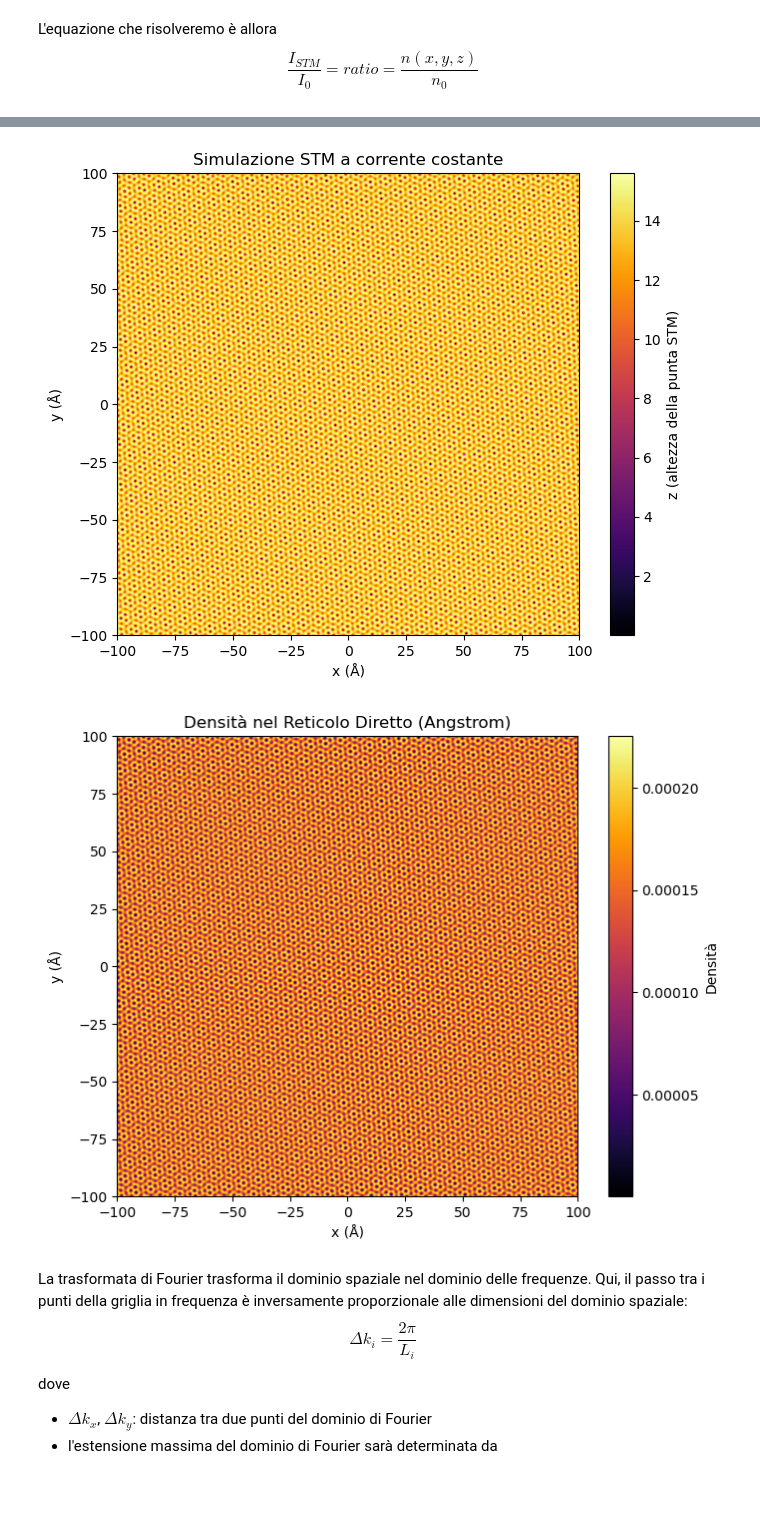
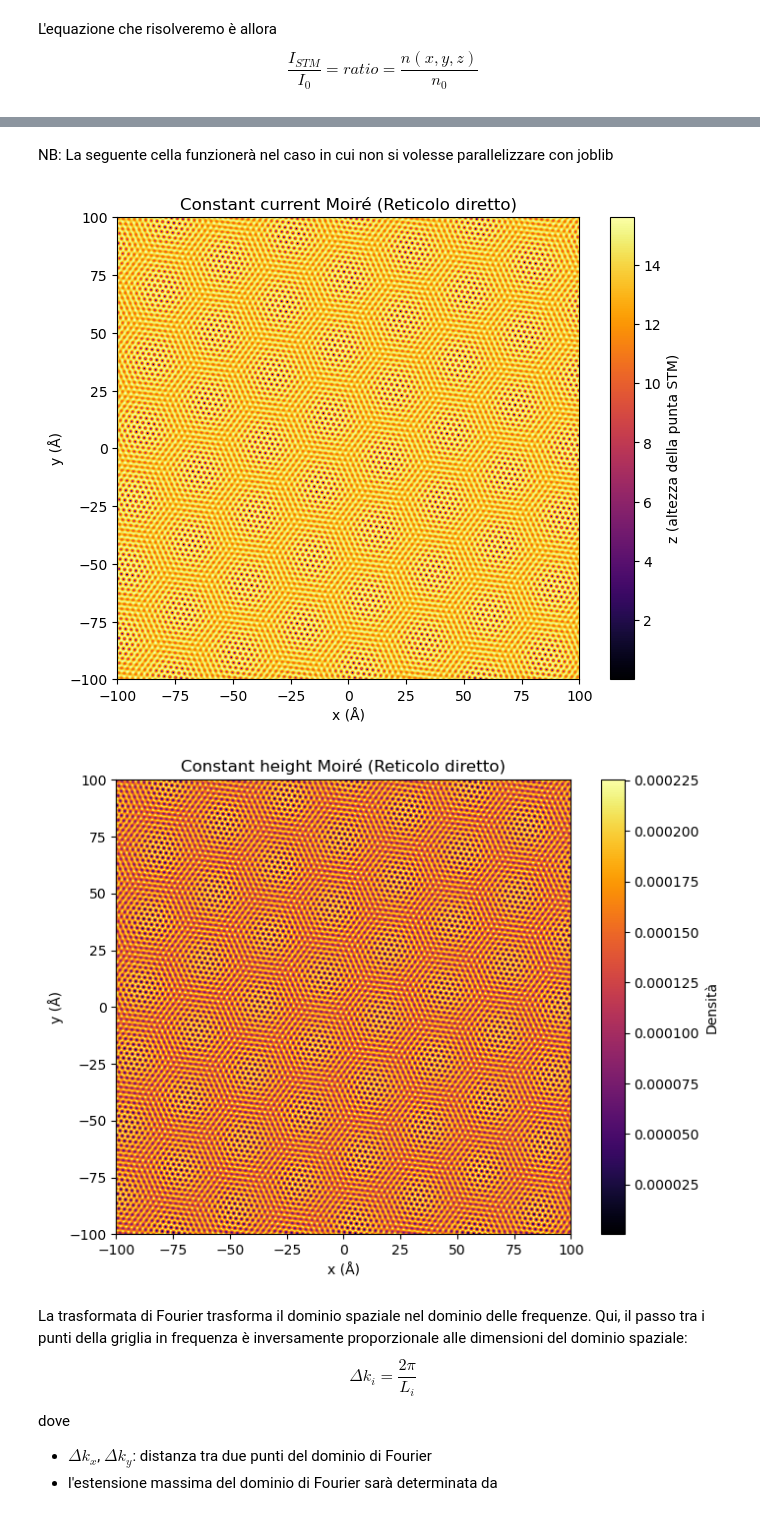
Before and after one commit to ScyPyna/NPG_representation_learning, a Jupyter notebook: npg_stm_images.ipynb, the cells around one changed output, grey strips where cells are left out. Drawn from its saved outputs; the diff is of its cells as text; code cells hidden in the pictures; blank space fills up the shorter version.

```diff
--- a/npg_stm_images.ipynb
+++ b/npg_stm_images.ipynb
@@ -236,6 +238,8 @@ Z_refined_flat = Parallel(n_jobs=-1)(
     for i in range(X.shape[0]) for j in range(X.shape[1])
 )
 Z = np.array(Z_refined_flat).reshape(X.shape)
+# %% [markdown]
+NB: La seguente cella funzionerà nel caso in cui non si volesse parallelizzare con joblib
 # %%
 # for i in range(X.shape[0]):
 #     for j in range(X.shape[1]):
@@ -269,26 +273,26 @@ img_density.save('density.tif')
 plot_data(
     data=Z,
     extent=(-L_x / 2, L_x / 2, -L_y / 2, L_y / 2),
-    title="Simulazione STM a corrente costante",
+    title="Constant current Moiré (Reticolo diretto)",
     xlabel="x (Å)",
     ylabel="y (Å)",
     cbar_label="z (altezza della punta STM)",
     cmap='inferno'
 )
 # %% [output]
-[figure, old version]
+[figure, new version]
 # %%
 plot_data(
     data=density,
     extent=(-L_x / 2, L_x / 2, -L_y / 2, L_y / 2),
-    title='Densità nel Reticolo Diretto (Angstrom)',
+    title='Constant height Moiré (Reticolo diretto)',
     xlabel="x (Å)",
     ylabel="y (Å)",
     cbar_label='Densità',
     cmap='inferno'
 )
 # %% [output]
-[figure, old version]
+[figure, new version]
 # %% [markdown]
 La trasformata di Fourier trasforma il dominio spaziale nel dominio delle frequenze. Qui, il passo tra i punti della griglia in frequenza è inversamente proporzionale alle dimensioni del dominio spaziale:
 \begin{equation}
```
Also changed, not shown: parts of 14 cells of this notebook.
